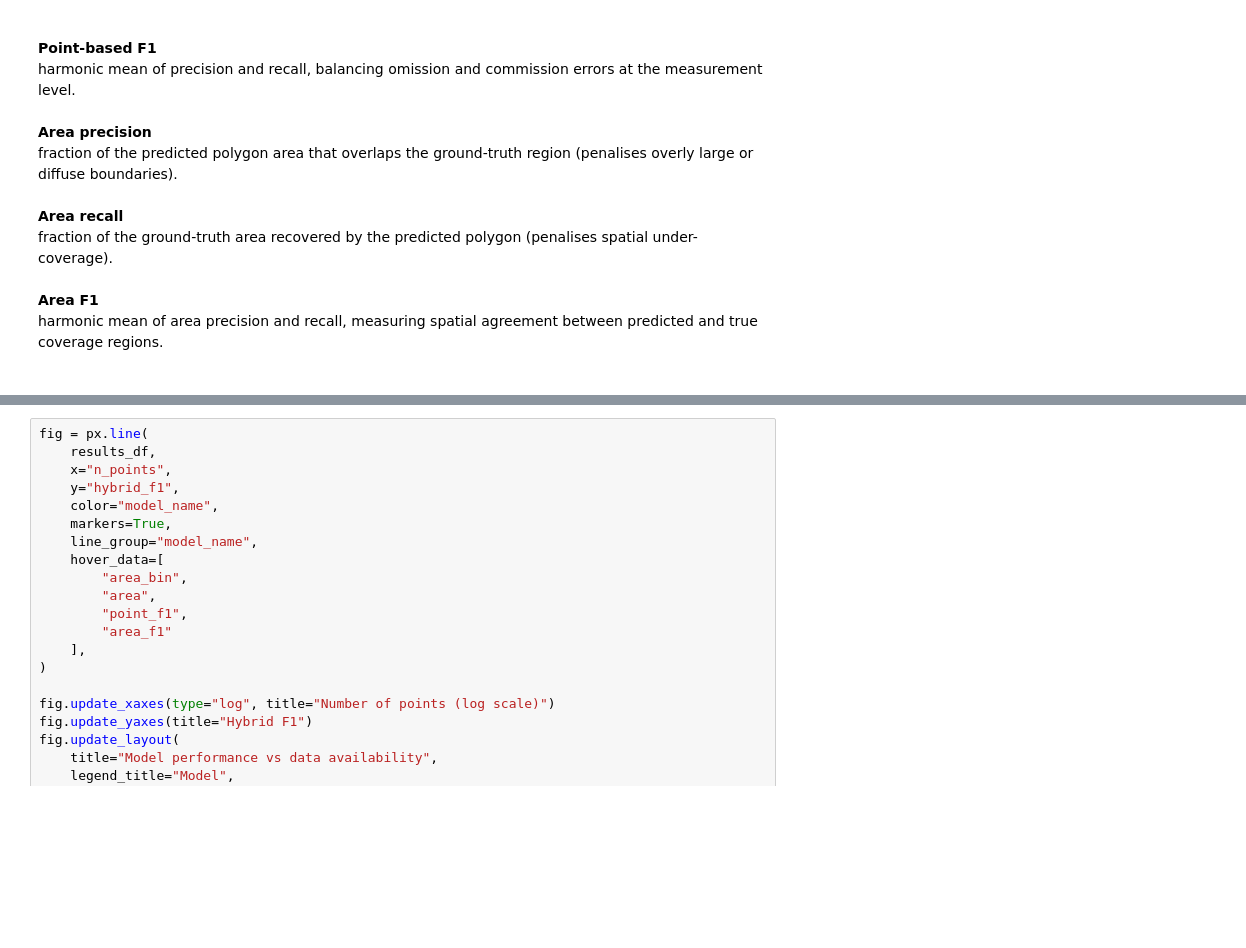
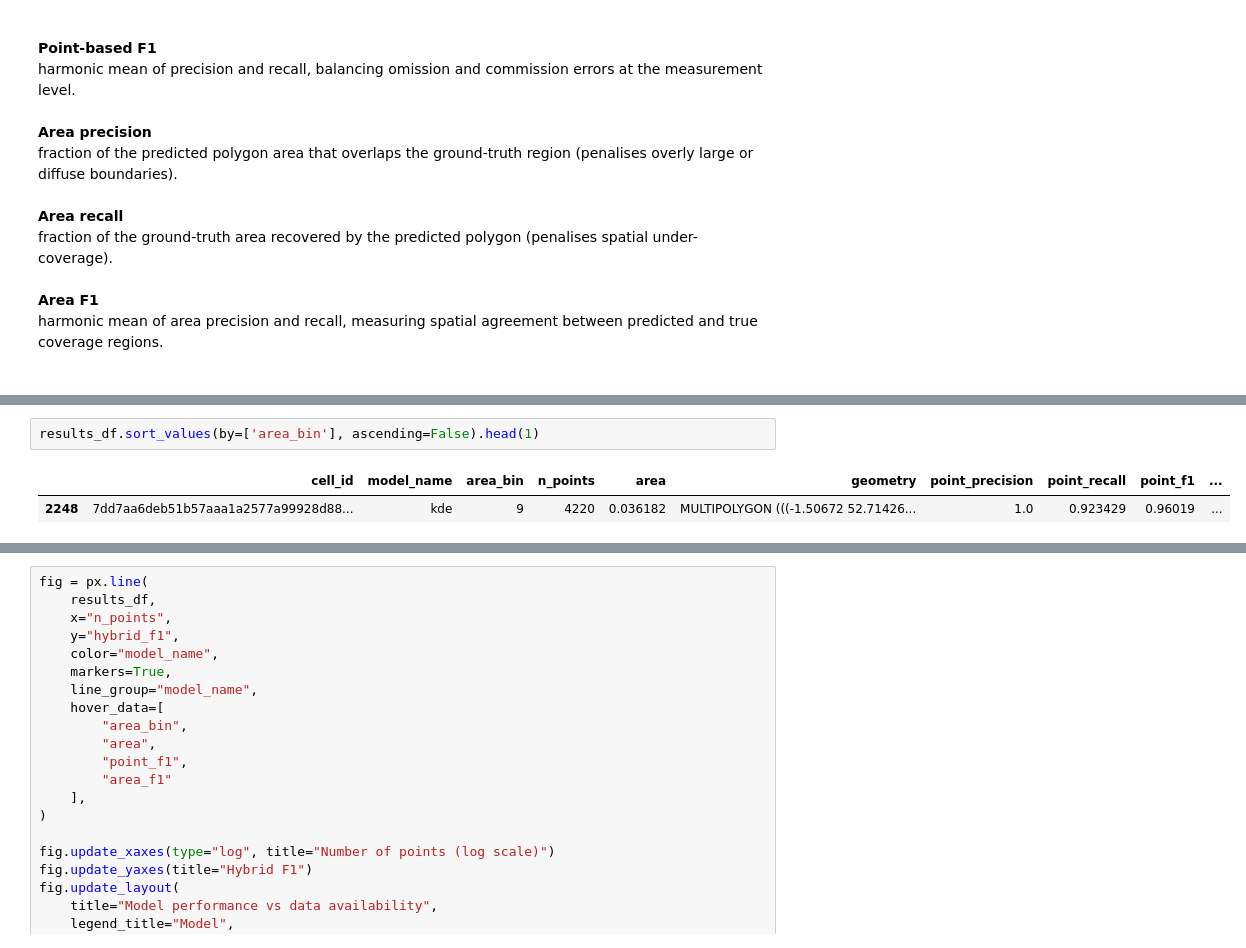
Before and after one commit to Tom3man/crowd-source-mobile-coverage, a Jupyter notebook: notebooks/evaluating.ipynb, the cells around one changed output, grey strips where cells are left out. Saved outputs shown, nothing was run; the diff lists cells and outputs as text; blank space fills up the shorter version.

```diff
--- a/notebooks/evaluating.ipynb
+++ b/notebooks/evaluating.ipynb
@@ -88,0 +128,5 @@ results_df
+# %%
+results_df.sort_values(by=['area_bin'], ascending=False).head(1)
+# %% [output]
+|  | cell_id | model_name | area_bin | n_points | area | geometry | point_precision | point_recall | point_f1 | ... |
+| 2248 | 7dd7aa6deb51b57aaa1a2577a99928d88... | kde | 9 | 4220 | 0.036182 | MULTIPOLYGON (((-1.50672 52.71426... | 1.0 | 0.923429 | 0.96019 | ... |
```
Also changed, not shown: parts of 10 cells of this notebook, 18 other files.
